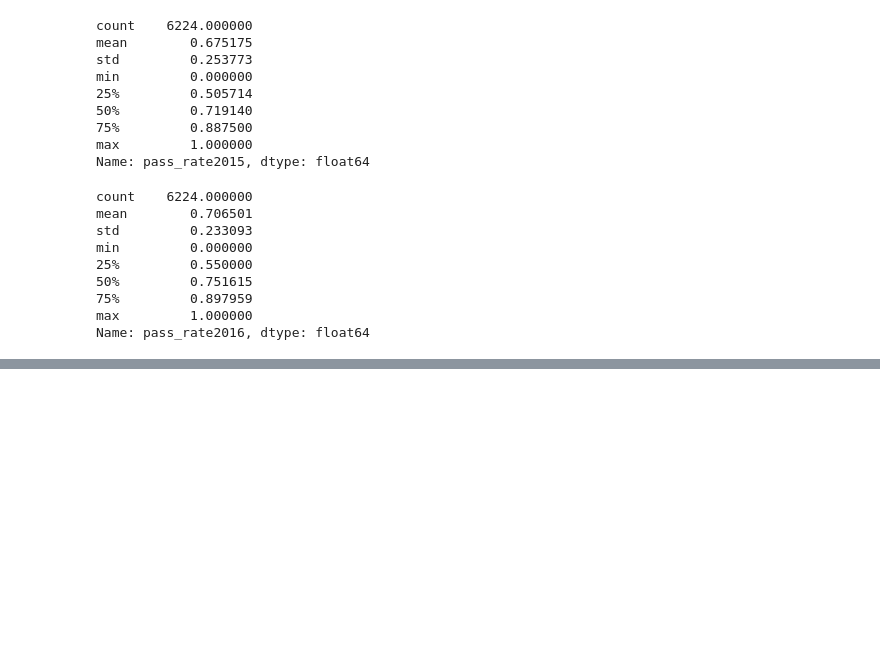
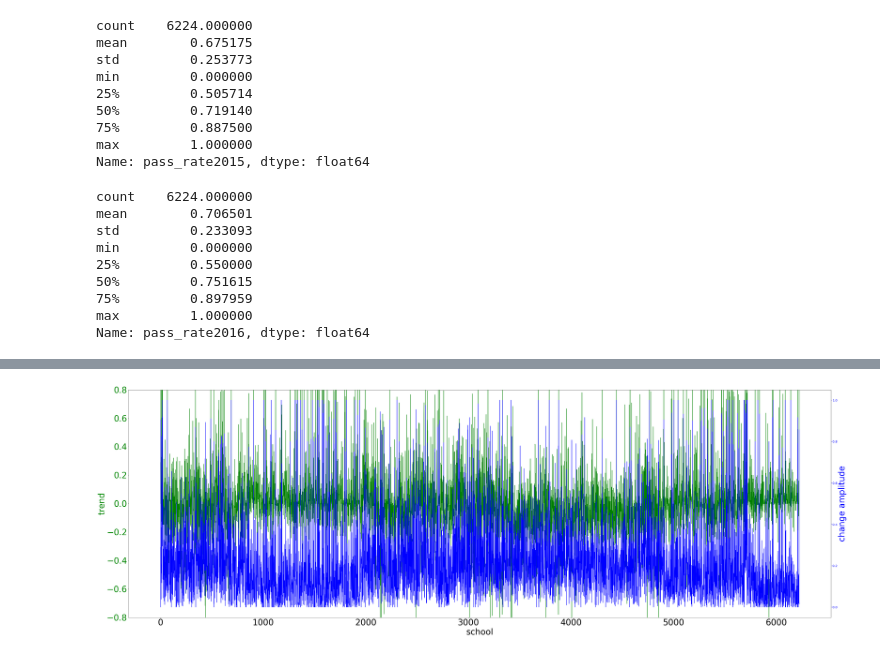
Before and after one commit to tetyanaloskutova/test, a Jupyter notebook: Matric_Analysis.ipynb, the cells around one changed output, grey strips where cells are left out. Saved outputs shown, nothing was run; the diff lists cells and outputs as text; code cells hidden in the pictures; blank space fills up the shorter version.

```diff
--- a/Matric_Analysis.ipynb
+++ b/Matric_Analysis.ipynb
@@ -151,0 +173,4 @@ con.executemany(insert_sql, data)
+# %%
+df_matric_ix['change'] = df_matric_ix[['pass_rate2014','pass_rate2015','pass_rate2016']].max(axis=1)  - df_matric_ix[['pass_rate2014','pass_rate2015','pass_rate2016']].min(axis=1)
+# %%
+df_matric_ix['trend'] = df_matric_ix['pass_rate2016'] - df_matric_ix['pass_rate2014']
@@ -151,0 +184,26 @@ con.executemany(insert_sql, data)
+# %%
+fig, ax1 = plt.subplots(figsize=(60,20))
+ax2 = ax1.twinx()
+
+ax1.plot(df_matric_ix.index, df_matric_ix['trend'], color='g')
+ax1.set_xlabel('school', fontsize = 40)
+ax1.set_ylabel('trend', fontsize = 40, color = 'g')
+ax1.tick_params(axis='y', colors='g')
+ax1.set_ylim([-0.8,0.8])
+
+ax2.plot(df_matric_ix.index, df_matric_ix['change'], color='b')
+ax2.set_ylabel('change amplitude', fontsize = 40, color = 'b')
+ax2.tick_params(axis='y', colors='b')
+
+for tick in ax1.yaxis.get_major_ticks():
+    tick.label.set_fontsize(40)
+for tick in ax1.xaxis.get_major_ticks():
+    tick.label.set_fontsize(40)
+
+
+for tick in ax2.yaxis.get_major_ticks():
+    tick.label.set_fontsize(40)
+
+plt.show()
+# %% [output]
+[figure, added]
```
Also changed, not shown: parts of 19 cells of this notebook.
